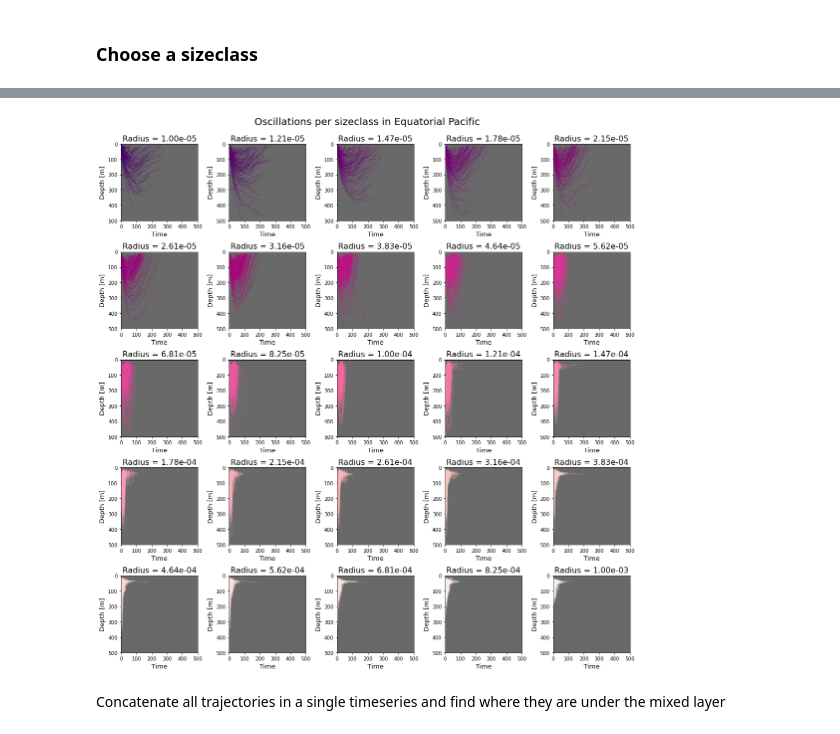
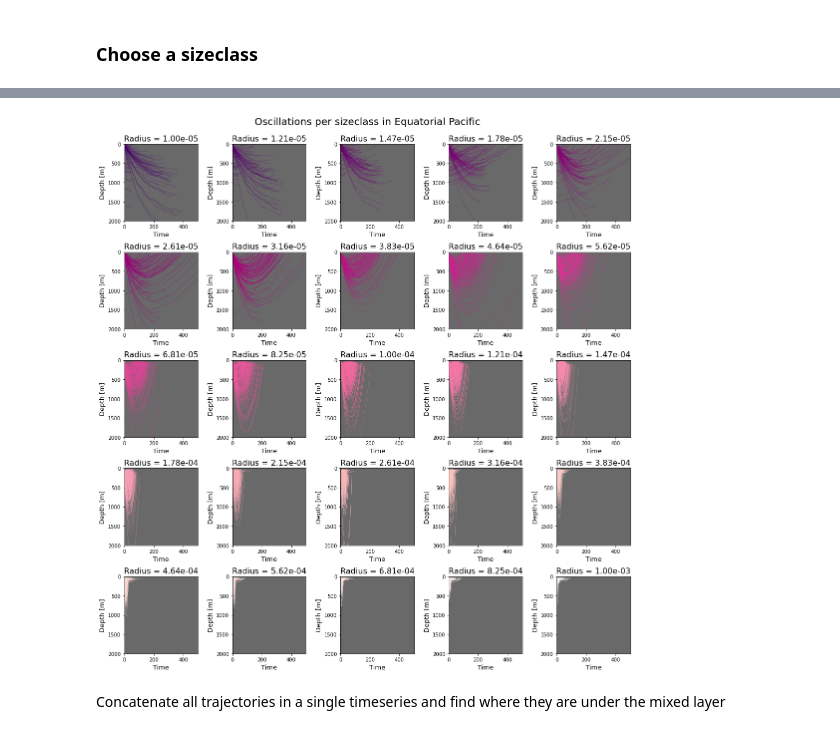
Before and after one commit to OceanParcels/biofouling_3dtransport_2, a Jupyter notebook: Analysis/Oscillations.ipynb, the cells around one changed output, grey strips where cells are left out. Drawn from its saved outputs; the diff is of its cells as text; code cells hidden in the pictures.

```diff
--- a/Analysis/Oscillations.ipynb
+++ b/Analysis/Oscillations.ipynb
@@ -170,0 +183,5 @@ oscillations[oscillations==-1]=np.nan
+# %%
+fig = plt.figure(figsize=(7,7))
+ax=plt.axes()
+ax.bar(np.linspace(0,24,25),osc_stats[:,3])
+ax.set_xlabel('Plastic particle size [m]')
@@ -201,13 +221,13 @@ axes = [ax0, ax1, ax2, ax3, ax4, ax5, ax6, ax7, ax8, ax9,ax10, ax11, ax12, ax13,
 
 
 for r, ax in enumerate(axes):
-    ln = ax.plot(oscillations[r,::f_plt].T, color=r_pl_list[r],linewidth=0.3, alpha=0.2, zorder=1)
+    ln = ax.plot(oscillations[r,::f_plt].T, color=r_pl_list[r],linewidth=0.5, alpha=0.3, zorder=1)
 #     ax.plot(ds['time'][0,:], mld, linewidth=4, label='Mean Mixed Layer Depth')
     ax.set_title('Radius = '+"{:.2e}".format(radii[r]), fontsize=16)
     ax.set_ylabel('Depth [m]', fontsize=13)
     ax.set_xlabel('Time', fontsize=13)
     ax.set_facecolor('dimgray')
-    ax.set_ylim(500,0)
+    ax.set_ylim(2000,0)
 #     ax.set_xlim(0,500)
 #     ax.legend(loc = 'lower left')
 
@@ -221,5 +241,5 @@ plt.show()
 # %%
-oscillations = np.ones((len(split_ds),8000,400))*-1
+oscillations = np.ones((len(split_ds),8000,800))*-1
 osc_stats = np.zeros((len(split_ds),5))
 # %%
 for r in range(len(split_ds)):
@@ -252,3 +272,9 @@ for r in range(len(split_ds)):
     osc_stats[r,3] = np.mean(np.max(oscillations[r],axis=1))
     osc_stats[r,4] = len(osc_ids)
 oscillations[oscillations==-1]=np.nan
+# %%
+fig = plt.figure(figsize=(7,7))
+ax=plt.axes()
+ax.bar(np.linspace(0,24,25),osc_stats[:,0])
+ax.set_xlabel('Plastic particle size [m]')
+ax.set_ylabel('Average length of oscillation [days]')
@@ -272,36 +301,36 @@ ax12 = fig.add_subplot(gs[2, 2])
 ax13 = fig.add_subplot(gs[2, 3])
 ax14 = fig.add_subplot(gs[2, 4])
 ax15 = fig.add_subplot(gs[3, 0])
 ax16 = fig.add_subplot(gs[3, 1])
 ax17 = fig.add_subplot(gs[3, 2])
 ax18 = fig.add_subplot(gs[3, 3])
 ax19 = fig.add_subplot(gs[3, 4])
 ax20 = fig.add_subplot(gs[4, 0])
 ax21 = fig.add_subplot(gs[4, 1])
 ax22 = fig.add_subplot(gs[4, 2])
 ax23 = fig.add_subplot(gs[4, 3])
 ax24 = fig.add_subplot(gs[4, 4])
 axes = [ax0, ax1, ax2, ax3, ax4, ax5, ax6, ax7, ax8, ax9,ax10, ax11, ax12, ax13, ax14,ax15, ax16, ax17, ax18, ax19,ax20, ax21, ax22, ax23, ax24]
 
 
 for r, ax in enumerate(axes):
     ln = ax.plot(oscillations[r,::f_plt].T, color=r_pl_list[r],linewidth=0.4, alpha=0.75, zorder=1)
 #     ax.plot(ds['time'][0,:], mld, linewidth=4, label='Mean Mixed Layer Depth')
     ax.set_title('Radius = '+"{:.2e}".format(radii[r]), fontsize=16)
     ax.set_ylabel('Depth [m]', fontsize=13)
     ax.set_xlabel('Time', fontsize=13)
     ax.set_facecolor('dimgray')
-    ax.set_ylim(500,0)
-    ax.set_xlim(0,300)
+    ax.set_ylim(2000,0)
+    ax.set_xlim(0,500)
 #     ax.legend(loc = 'lower left')
 
 # cb = fig.colorbar(sc, ax=ax1)
 # cb.set_label('Particle Radius [m]', fontsize=14)
 # cb.ax.tick_params(labelsize=14)
 
 plt.show()
 # %% [output]
-[figure, old version]
+[figure, new version]
 # %%
 r = 20
 # %% [markdown]
```
Also changed, not shown: parts of 18 cells of this notebook, 11 other files.
